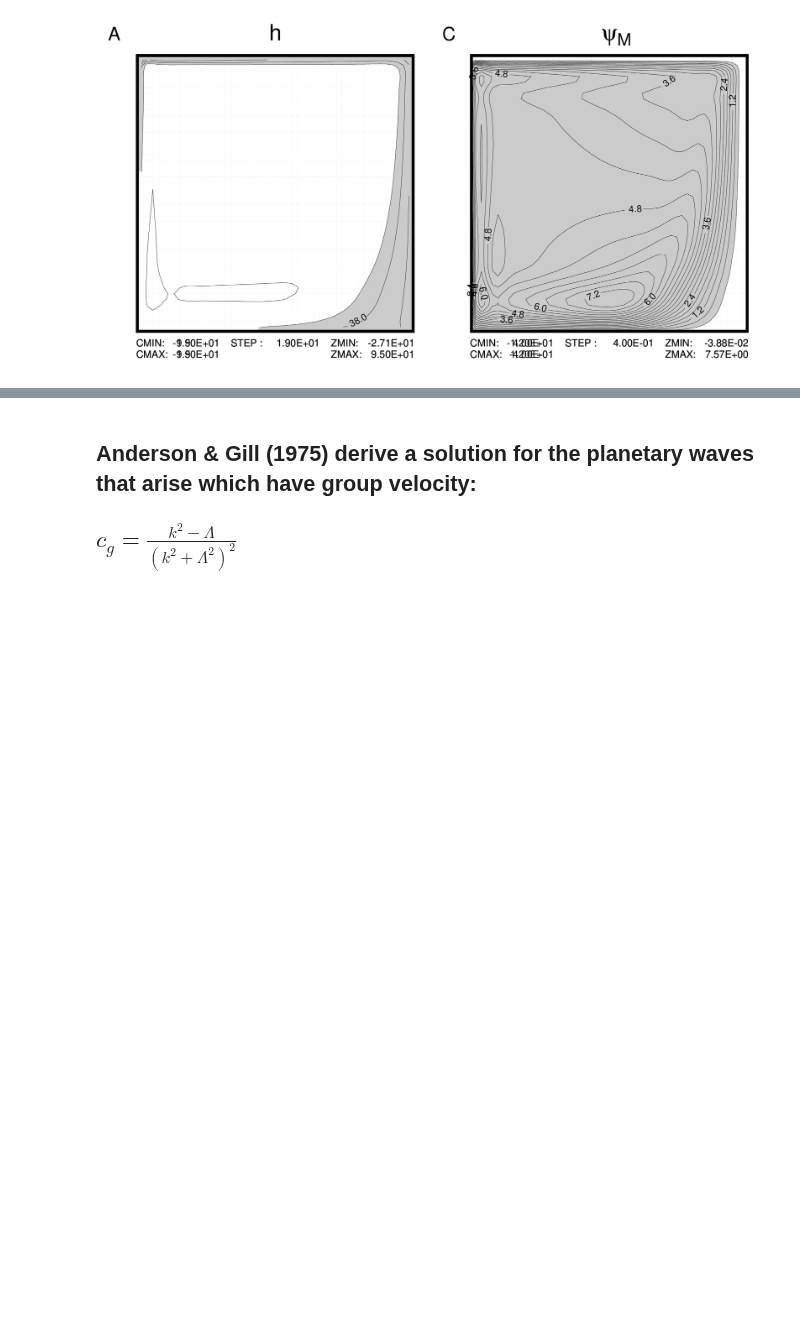
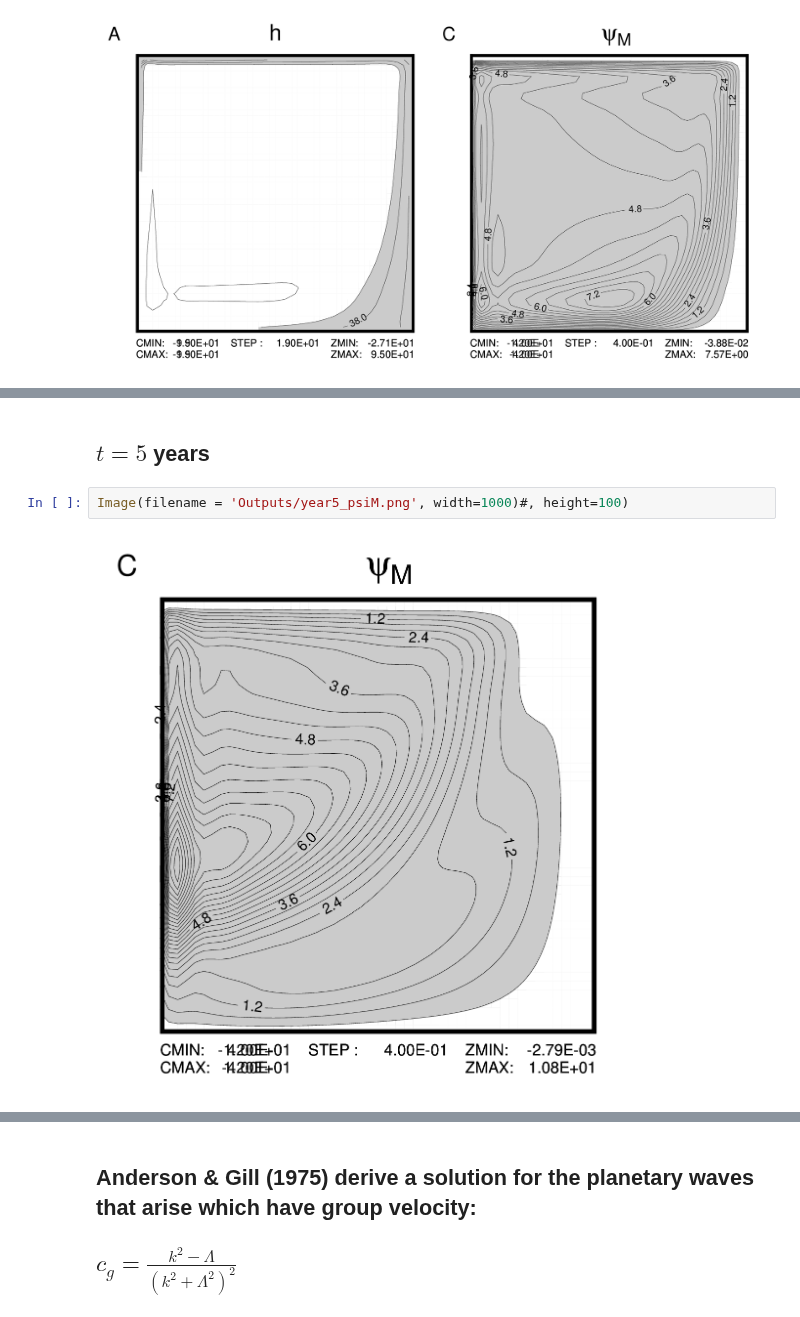
Before and after one commit to profxj/ocea200, a Jupyter notebook: OCEA-201/hw/1/OCEA201_HW1.ipynb, the cells around one changed output, grey strips where cells are left out. Drawn from its saved outputs; the diff is of its cells as text; blank space fills up the shorter version.

```diff
--- a/OCEA-201/hw/1/OCEA201_HW1.ipynb
+++ b/OCEA-201/hw/1/OCEA201_HW1.ipynb
@@ -28,0 +36,6 @@ Image(filename = 'Outputs/year1.png', width=1000)#, height=100)
+# %% [markdown]
+## $t = 5$ years
+# %%
+Image(filename = 'Outputs/year5_psiM.png', width=1000)#, height=100)
+# %% [output]
+[figure, added]
```
Also changed, not shown: parts of 19 cells of this notebook, 5 other files.
